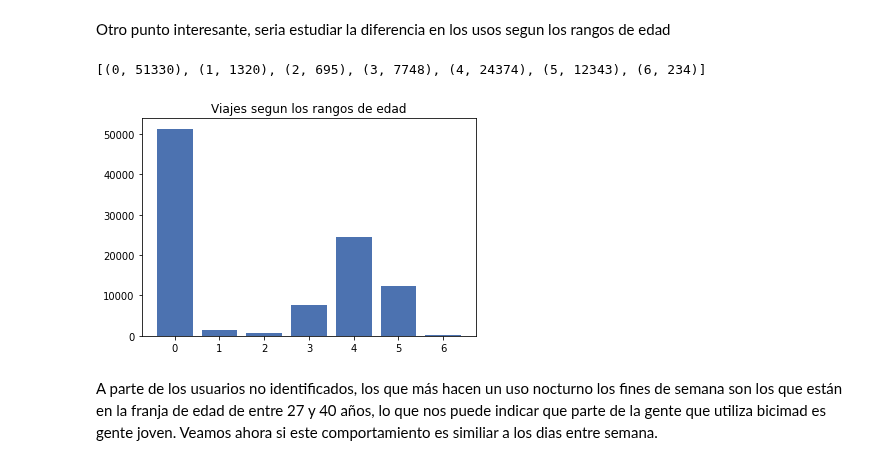
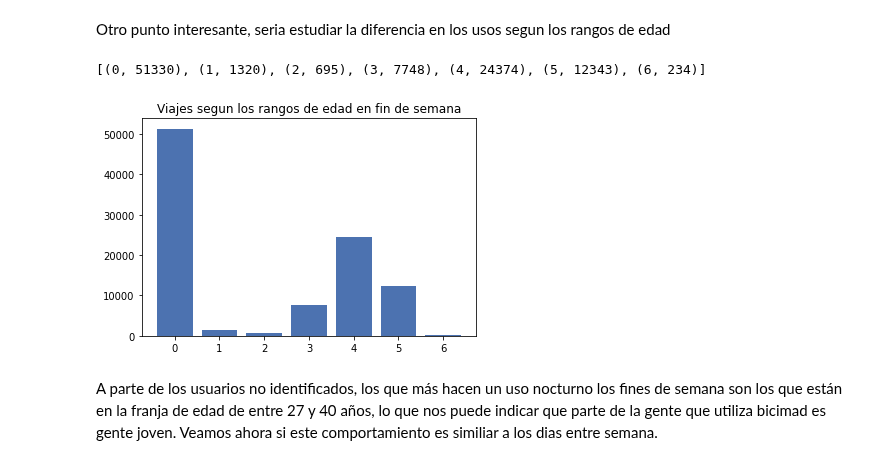
Before and after one commit to ParalelaUCM/biciMAD, a Jupyter notebook: PracticaSpark_BiciMad.ipynb, the cells around one changed output. Cells and saved outputs as stored; diff of their text form; code cells hidden in the pictures.

```diff
--- a/PracticaSpark_BiciMad.ipynb
+++ b/PracticaSpark_BiciMad.ipynb
@@ -515,22 +518,22 @@ Otro punto interesante, seria estudiar la diferencia en los usos segun los rango
 # %%
 #Empezemos estudiando los usos nocturnos en fines de semana.
 """
 Tenemos en cuenta que:
 0: no se identifica
 1: entre 0 y 16 años
 2: entre 17 y 18 años
 3: entre 19 y 26 años
 4: entre 27 y 40 años
 5: entre 41 y 65 años
 6: 66 años o más
 """
 rddW_ages = rddWeekend.map(lambda x: (x['age'], 1)).countByKey()
 print(sorted(rddW_ages.items(), key=lambda x:x[0]))
 plt.bar(list(rddW_ages.keys()), list(rddW_ages.values()))
-plt.title('Viajes segun los rangos de edad')
+plt.title('Viajes segun los rangos de edad en fin de semana')
 plt.show()
 # %% [output]
 [(0, 51330), (1, 1320), (2, 695), (3, 7748), (4, 24374), (5, 12343), (6, 234)]
-[figure, old version]
+[figure, new version]
 # %% [markdown]
 A parte de los usuarios no identificados, los que más hacen un uso nocturno los fines de semana son los que están en la franja de edad de entre 27 y 40 años, lo que nos puede indicar que parte de la gente que utiliza bicimad es gente joven. Veamos ahora si este comportamiento es similiar a los dias entre semana.
```
Also changed, not shown: parts of 22 cells of this notebook.
